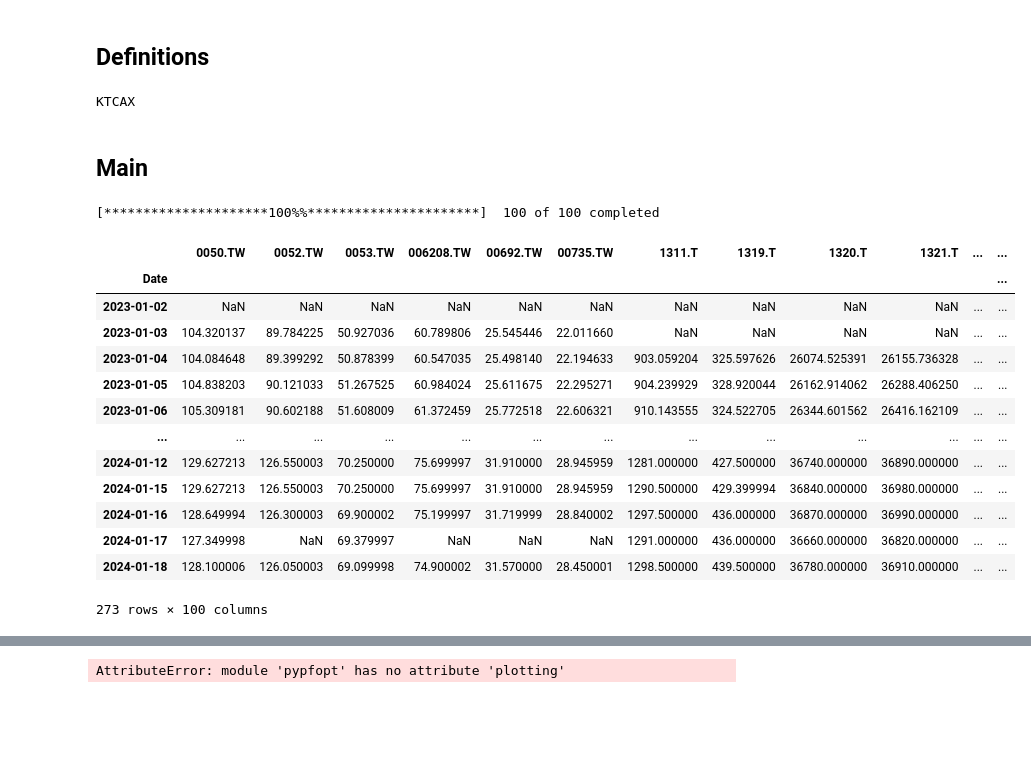
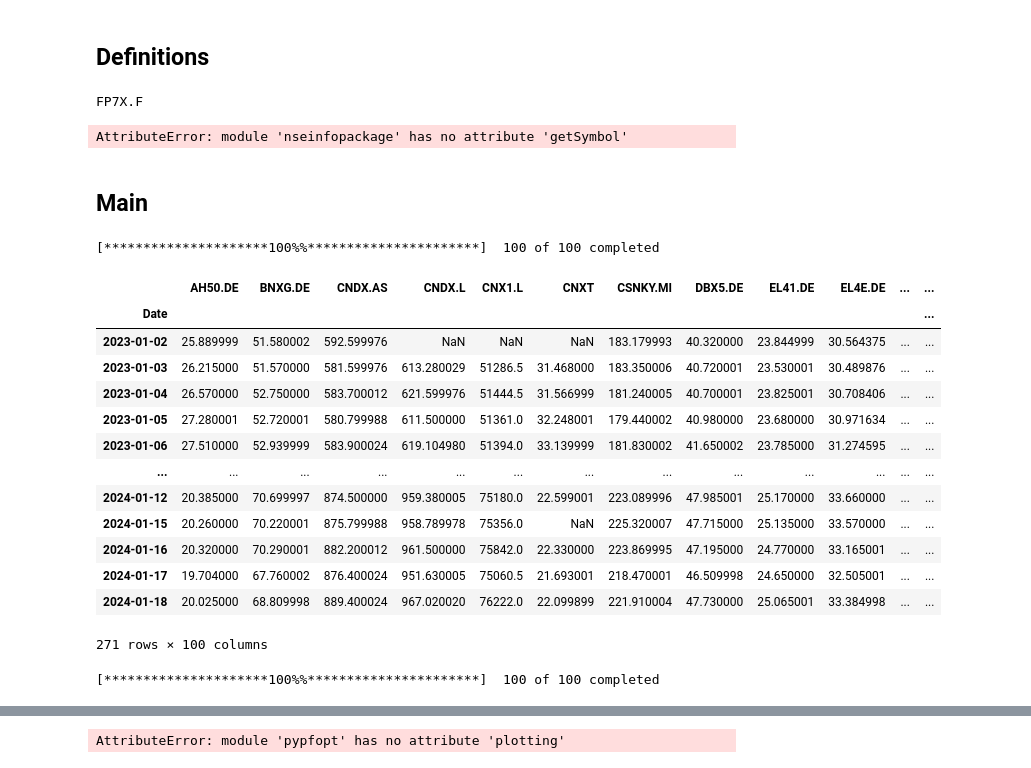
Before and after one commit to IrishRugbyman/Pi2, a Jupyter notebook: Pi2.ipynb, the cells around one changed output, grey strips where cells are left out. Saved outputs shown, nothing was run; the diff lists cells and outputs as text; code cells hidden in the pictures; blank space fills up the shorter version.

```diff
--- a/Pi2.ipynb
+++ b/Pi2.ipynb
@@ -220,6 +217,6 @@ def get_symbol_for_isin(isin):
     else:
         return None
 # %%
-print(get_symbol_for_isin("DWS Invest Brazilian Equities LC Eur Cap"))
+print(get_symbol_for_isin("LU0616856935"))
 # %% [output]
-KTCAX
+FP7X.F
@@ -226,3 +225,7 @@ KTCAX
+# %%
+nseinfopackage.getSymbol('INE009A01021')
+# %% [output]
+AttributeError: module 'nseinfopackage' has no attribute 'getSymbol'
 # %% [markdown]
 ## Main
 # %%
@@ -246,7 +249,8 @@ intraday_price_change_percentage = False
 symbol = False
 # %%
 # Spécifiez le chemin vers msedgedriver
-msedgedriver_path = "C:\\Users\\Irish\\Downloads\\edgedriver_win32\\msedgedriver.exe"
+msedgedriver_path = "C:\\Users\\Irish\\Desktop\\Informatique\\Python\\Pi2\\msedgedriver.exe"
+# ATTENTION A CE QUE LE CHEMIN SOIT LE BON !
 service = Service(msedgedriver_path)
 
 # Configurez les options de Edge
@@ -266,44 +270,48 @@ WebDriverWait(browser, 10).until(EC.element_to_be_clickable((By.NAME, "username"
 WebDriverWait(browser, 10).until(EC.element_to_be_clickable((By.NAME, "signin"))).click()
 WebDriverWait(browser, 10).until(EC.element_to_be_clickable((By.NAME, "password"))).send_keys("F$Pi2YahooFinance20")
 WebDriverWait(browser, 10).until(EC.element_to_be_clickable((By.ID, "login-signin"))).click()
 
 # Accédez à l'URL de la page du screener Yahoo Finance
 url = "https://finance.yahoo.com/screener/1745ba28-6f7f-4504-a2db-9a98b89ff912?offset=0&count=100"
 browser.get(url)
 
 # Attendez que la page charge et que le tableau soit présent
 time.sleep(5)
 # Utilisez WebDriverWait et EC pour une approche plus robuste
 
 # Récupérez le contenu HTML de la page
 content = browser.page_source
 
 # Utilisez pandas pour lire le tableau directement à partir du contenu HTML
 dfs = pd.read_html(content)
 df = dfs[0]
 
 # Fermez le navigateur
 browser.quit()
 
 # Récupérez la liste des symboles
 symbols = df["Symbol"].tolist()
 
 # Utilisez yfinance pour télécharger les données des ETFs
 etf_data = yf.download(symbols, start='2023-01-01')['Adj Close']
 etf_data
 # %% [output]
 [*********************100%%**********************]  100 of 100 completed
-|  | 0050.TW | 0052.TW | 0053.TW | 006208.TW | 00692.TW | 00735.TW | 1311.T | 1319.T | 1320.T | 1321.T | ... | ... |
+|  | AH50.DE | BNXG.DE | CNDX.AS | CNDX.L | CNX1.L | CNXT | CSNKY.MI | DBX5.DE | EL41.DE | EL4E.DE | ... | ... |
 | Date |  |  |  |  |  |  |  |  |  |  |  | ... |
-| 2023-01-02 | NaN | NaN | NaN | NaN | NaN | NaN | NaN | NaN | NaN | NaN | ... | ... |
-| 2023-01-03 | 104.320137 | 89.784225 | 50.927036 | 60.789806 | 25.545446 | 22.011660 | NaN | NaN | NaN | NaN | ... | ... |
-| 2023-01-04 | 104.084648 | 89.399292 | 50.878399 | 60.547035 | 25.498140 | 22.194633 | 903.059204 | 325.597626 | 26074.525391 | 26155.736328 | ... | ... |
-| 2023-01-05 | 104.838203 | 90.121033 | 51.267525 | 60.984024 | 25.611675 | 22.295271 | 904.239929 | 328.920044 | 26162.914062 | 26288.406250 | ... | ... |
-| 2023-01-06 | 105.309181 | 90.602188 | 51.608009 | 61.372459 | 25.772518 | 22.606321 | 910.143555 | 324.522705 | 26344.601562 | 26416.162109 | ... | ... |
+| 2023-01-02 | 25.889999 | 51.580002 | 592.599976 | NaN | NaN | NaN | 183.179993 | 40.320000 | 23.844999 | 30.564375 | ... | ... |
+| 2023-01-03 | 26.215000 | 51.570000 | 581.599976 | 613.280029 | 51286.5 | 31.468000 | 183.350006 | 40.720001 | 23.530001 | 30.489876 | ... | ... |
+| 2023-01-04 | 26.570000 | 52.750000 | 583.700012 | 621.599976 | 51444.5 | 31.566999 | 181.240005 | 40.700001 | 23.825001 | 30.708406 | ... | ... |
+| 2023-01-05 | 27.280001 | 52.720001 | 580.799988 | 611.500000 | 51361.0 | 32.248001 | 179.440002 | 40.980000 | 23.680000 | 30.971634 | ... | ... |
+| 2023-01-06 | 27.510000 | 52.939999 | 583.900024 | 619.104980 | 51394.0 | 33.139999 | 181.830002 | 41.650002 | 23.785000 | 31.274595 | ... | ... |
 | ... | ... | ... | ... | ... | ... | ... | ... | ... | ... | ... | ... | ... |
-| 2024-01-12 | 129.627213 | 126.550003 | 70.250000 | 75.699997 | 31.910000 | 28.945959 | 1281.000000 | 427.500000 | 36740.000000 | 36890.000000 | ... | ... |
-| 2024-01-15 | 129.627213 | 126.550003 | 70.250000 | 75.699997 | 31.910000 | 28.945959 | 1290.500000 | 429.399994 | 36840.000000 | 36980.000000 | ... | ... |
-| 2024-01-16 | 128.649994 | 126.300003 | 69.900002 | 75.199997 | 31.719999 | 28.840002 | 1297.500000 | 436.000000 | 36870.000000 | 36990.000000 | ... | ... |
-| 2024-01-17 | 127.349998 | NaN | 69.379997 | NaN | NaN | NaN | 1291.000000 | 436.000000 | 36660.000000 | 36820.000000 | ... | ... |
-| 2024-01-18 | 128.100006 | 126.050003 | 69.099998 | 74.900002 | 31.570000 | 28.450001 | 1298.500000 | 439.500000 | 36780.000000 | 36910.000000 | ... | ... |
+| 2024-01-12 | 20.385000 | 70.699997 | 874.500000 | 959.380005 | 75180.0 | 22.599001 | 223.089996 | 47.985001 | 25.170000 | 33.660000 | ... | ... |
+| 2024-01-15 | 20.260000 | 70.220001 | 875.799988 | 958.789978 | 75356.0 | NaN | 225.320007 | 47.715000 | 25.135000 | 33.570000 | ... | ... |
+| 2024-01-16 | 20.320000 | 70.290001 | 882.200012 | 961.500000 | 75842.0 | 22.330000 | 223.869995 | 47.195000 | 24.770000 | 33.165001 | ... | ... |
+| 2024-01-17 | 19.704000 | 67.760002 | 876.400024 | 951.630005 | 75060.5 | 21.693001 | 218.470001 | 46.509998 | 24.650000 | 32.505001 | ... | ... |
+| 2024-01-18 | 20.025000 | 68.809998 | 889.400024 | 967.020020 | 76222.0 | 22.099899 | 221.910004 | 47.730000 | 25.065001 | 33.384998 | ... | ... |
-273 rows × 100 columns
+271 rows × 100 columns
+# %%
+test_port = yf.download(symbols, start='2023-01-01')
+# %% [output]
+[*********************100%%**********************]  100 of 100 completed
```
Also changed, not shown: parts of 12 cells of this notebook, 1 other file.
